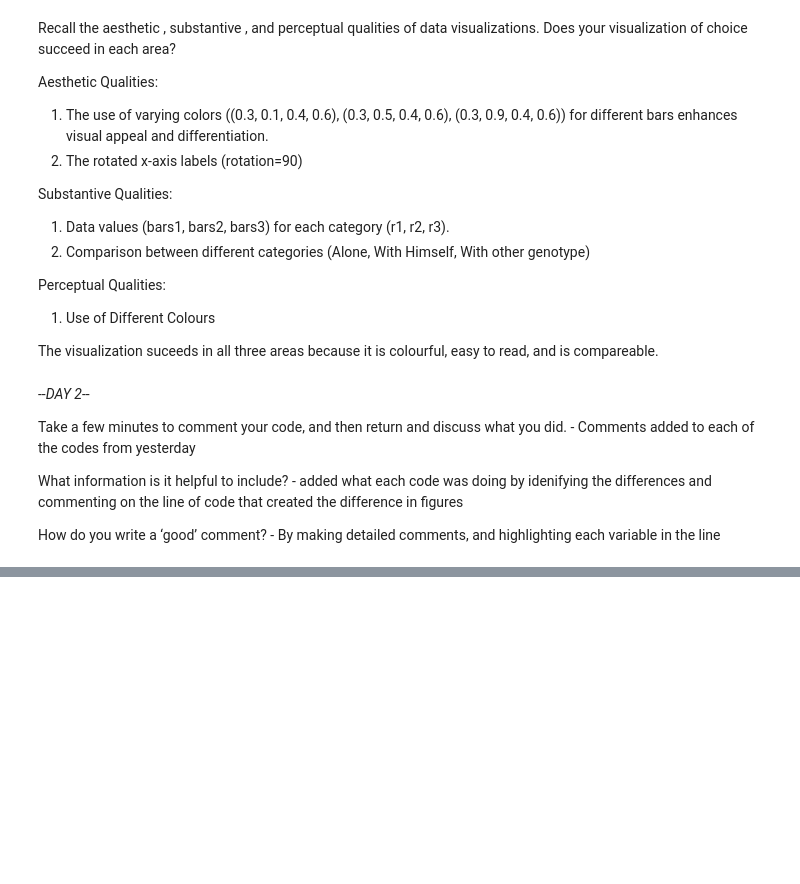
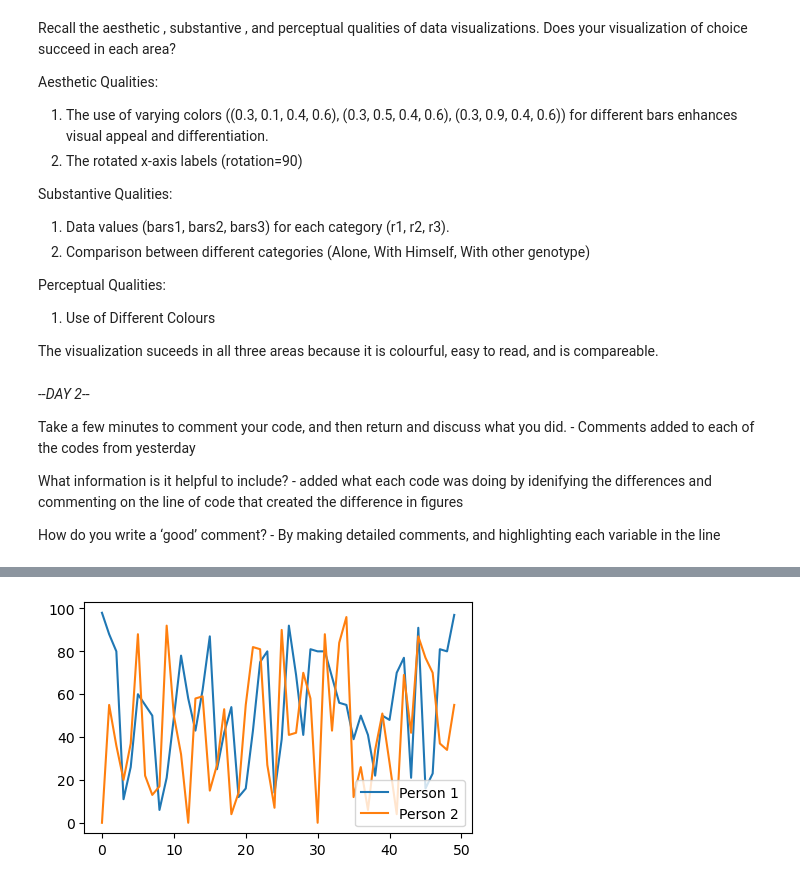
Before and after one commit to Navneettc/visualization, a Jupyter notebook: 02_activities/assignments/Assignment1.ipynb, the cells around one changed output, grey strips where cells are left out. Saved outputs shown, nothing was run; the diff lists cells and outputs as text; code cells hidden in the pictures; blank space fills up the shorter version.

```diff
--- a/02_activities/assignments/Assignment1.ipynb
+++ b/02_activities/assignments/Assignment1.ipynb
@@ -222,0 +243,8 @@ How do you write a ‘goodʼ comment?
+# %%
+fig, ax = plt.subplots(figsize=(5, 3))
+ax.plot(x,y1, label = "Person 1" ) # adding the label for the first line
+ax.plot(x,y2, label = "Person 2" ) # adding the legend and label for second line
+ax.legend(loc='lower right')
+fig.show()
+# %% [output]
+[figure, added]
```
Also changed, not shown: parts of 23 cells of this notebook.
